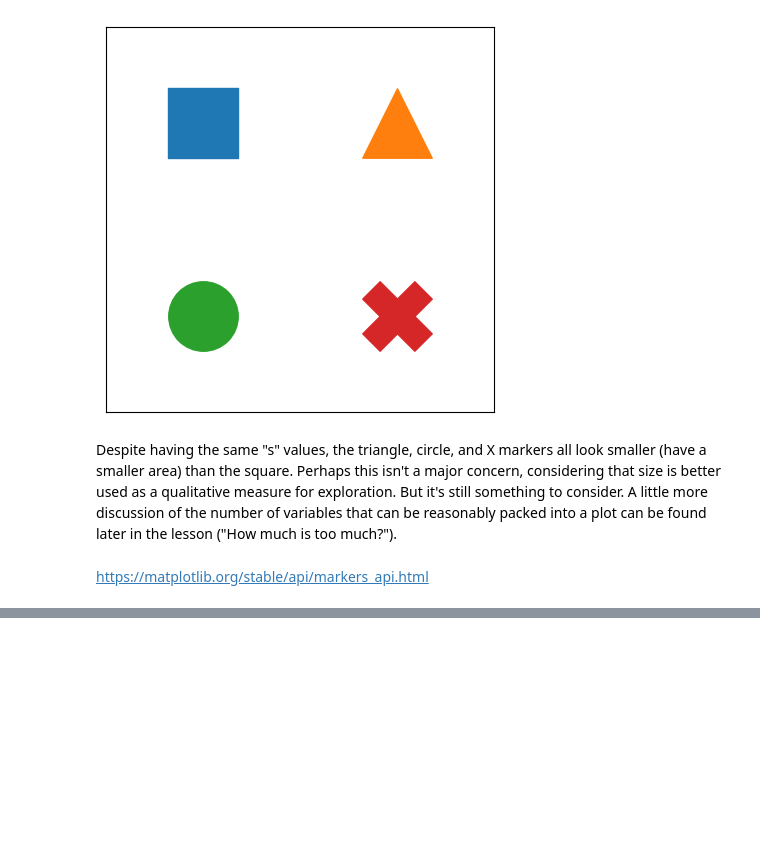
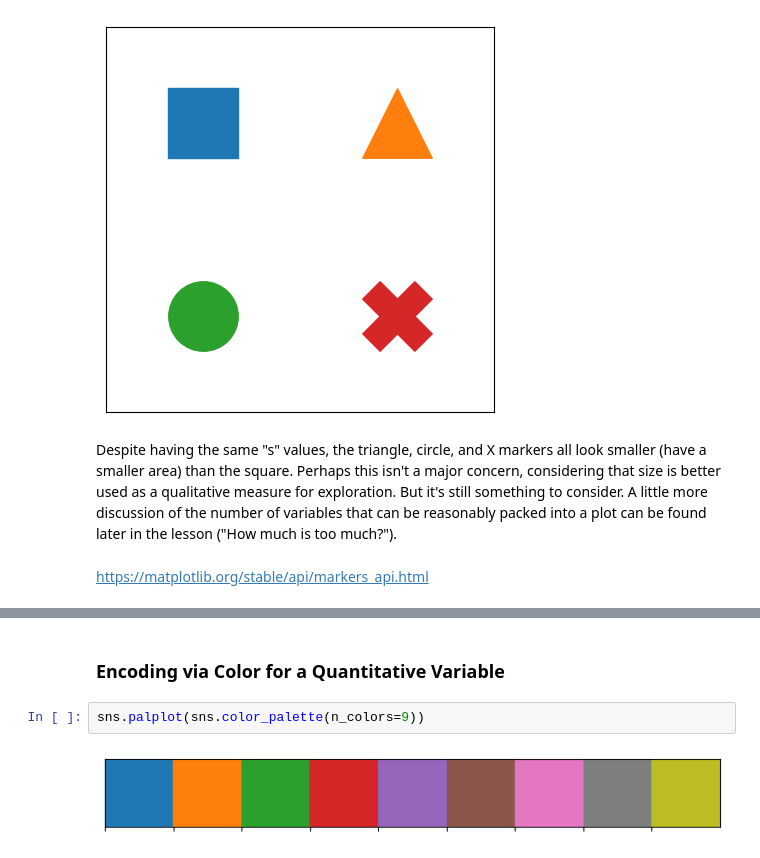
Before and after one commit to sondosaabed/Data-Visualization-with-Matplotlib-and-Seaborn, a Jupyter notebook: L5-Multivariate-Exploration-of-Data/L5-Multivariate-Exploration-of-Data.ipynb, the cells around one changed output, grey strips where cells are left out. Saved outputs shown, nothing was run; the diff lists cells and outputs as text; blank space fills up the shorter version.

```diff
--- a/L5-Multivariate-Exploration-of-Data/L5-Multivariate-Exploration-of-Data.ipynb
+++ b/L5-Multivariate-Exploration-of-Data/L5-Multivariate-Exploration-of-Data.ipynb
@@ -113,0 +167,6 @@ https://matplotlib.org/stable/api/markers_api.html
+# %% [markdown]
+### Encoding via Color for a Quantitative Variable
+# %%
+sns.palplot(sns.color_palette(n_colors=9))
+# %% [output]
+[figure, added]
```
Also changed, not shown: parts of 13 cells of this notebook.
